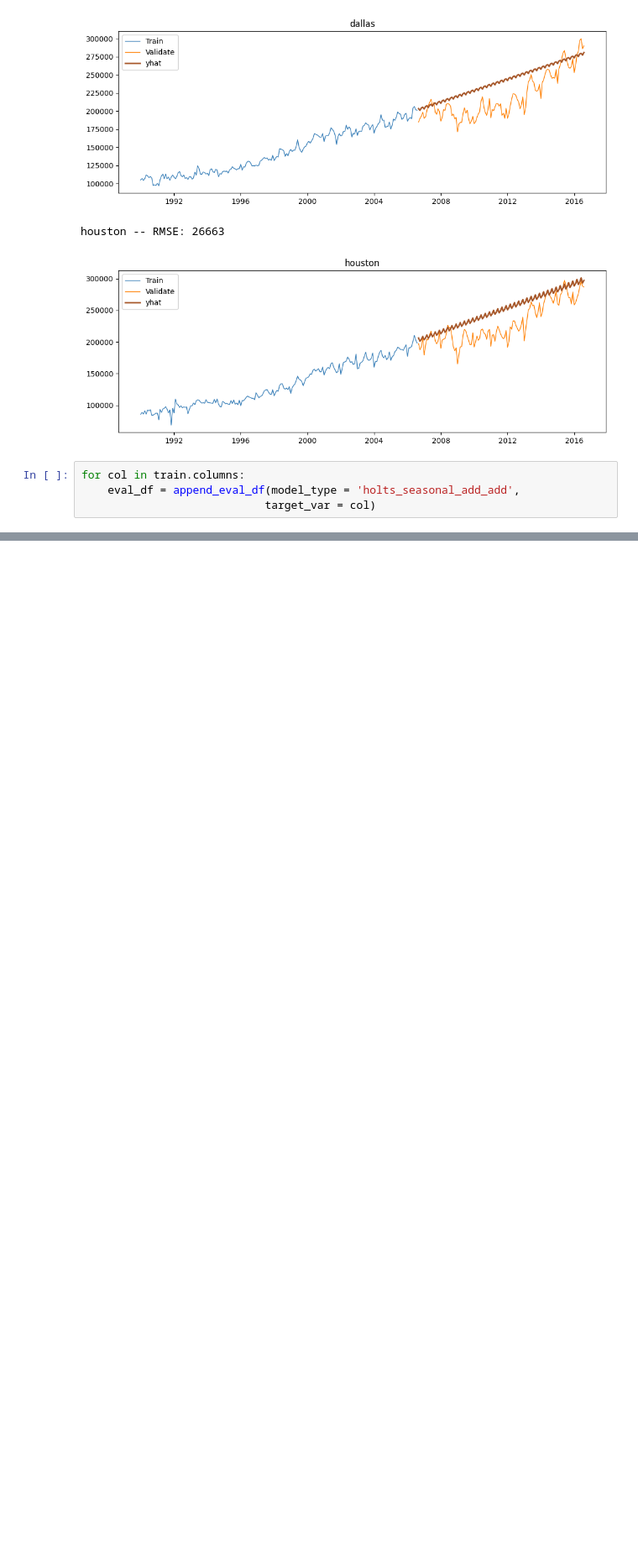
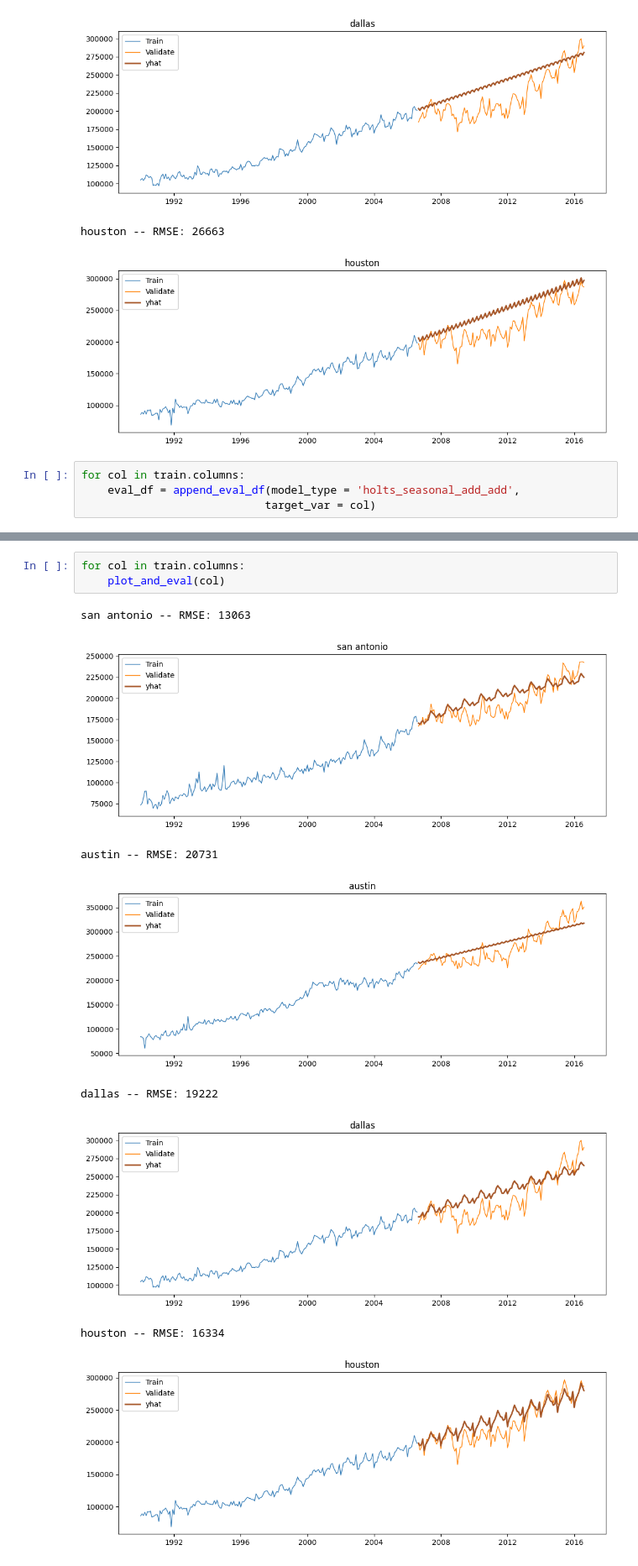
Before and after one commit to nicolas-angarita/texas_real_estate, a Jupyter notebook: time_series_modeling.ipynb, the cells around one changed output, grey strips where cells are left out. Shown at 84% size. Drawn from its saved outputs; the diff is of its cells as text; blank space fills up the shorter version.

```diff
--- a/time_series_modeling.ipynb
+++ b/time_series_modeling.ipynb
@@ -692,0 +838,12 @@ eval_df.loc[eval_df.groupby('target_var')['rmse'].idxmin()].sort_values('rmse').
+# %%
+for col in train.columns:
+    plot_and_eval(col)
+# %% [output]
+san antonio -- RMSE: 13063
+[figure, added]
+austin -- RMSE: 20731
+[figure, added]
+dallas -- RMSE: 19222
+[figure, added]
+houston -- RMSE: 16334
+[figure, added]
```
Also changed, not shown: parts of 42 cells of this notebook.
